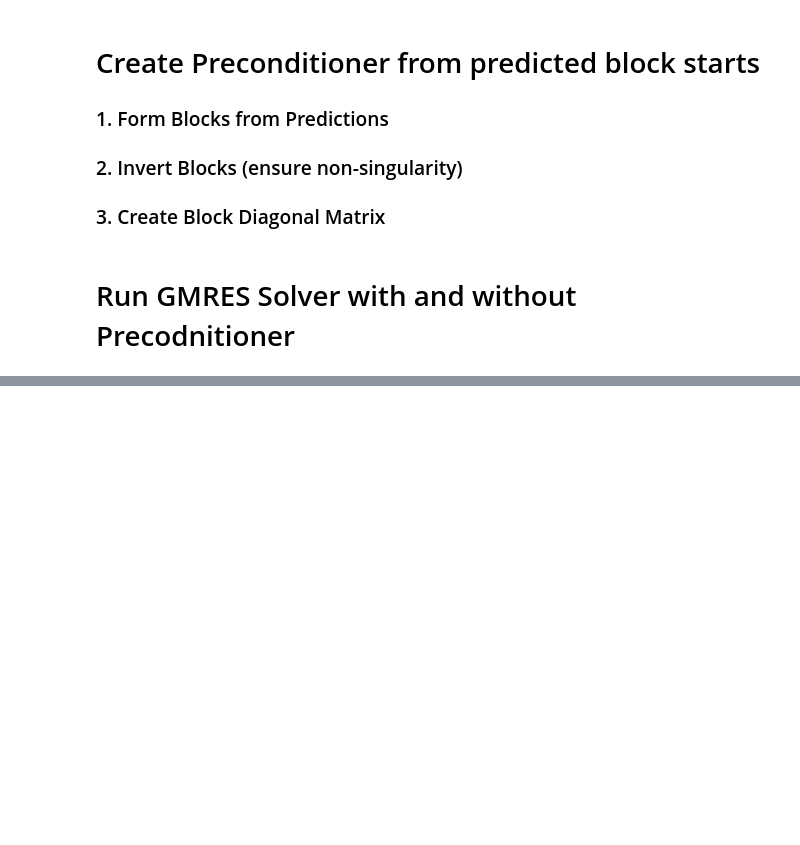
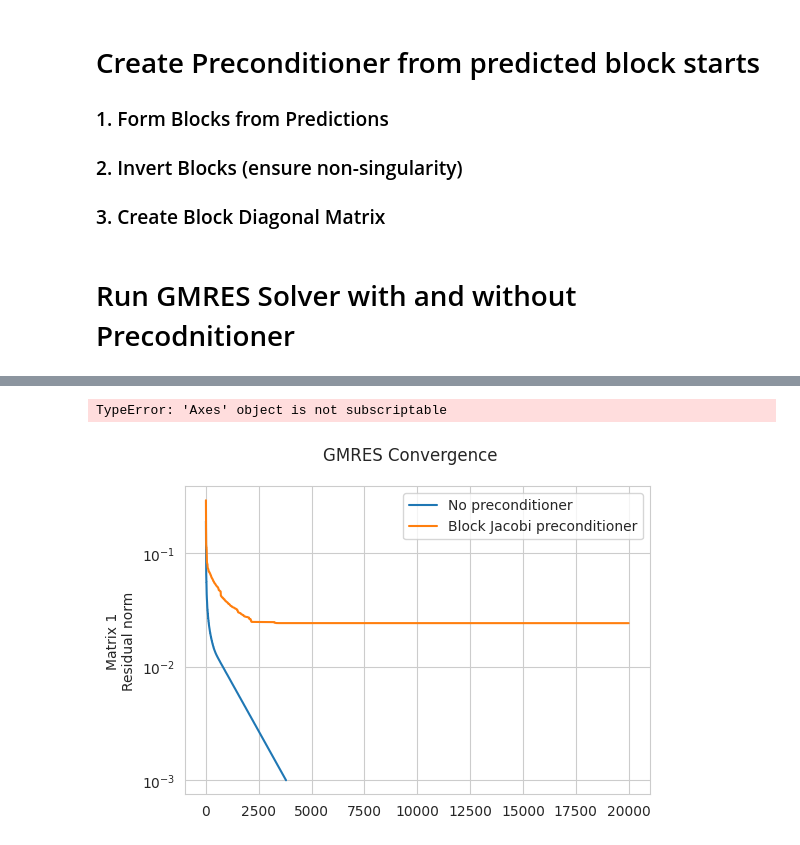
Before and after one commit to 24io/opencampus-ai-project, a Jupyter notebook: testrun.ipynb, the cells around one changed output, grey strips where cells are left out. Cells and saved outputs as stored; diff of their text form; code cells hidden in the pictures; blank space fills up the shorter version.

Commit message:
fix prec/gmres convergence in 1 iteration, normalise precs

```diff
--- a/testrun.ipynb
+++ b/testrun.ipynb
@@ -281,20 +360,30 @@ for i in range(min(5, test_matrices.shape[0])):
 #
 #     return A_mod
 # %%
-def block_jacobi_preconditioner_from_predictions(A, binary_predictions):
-    n, m, _ = A.shape
-    prec = np.zeros_like(A)
+def block_jacobi_preconditioner_from_predictions(input_matrix, prediction_indicator_array):
+    n, m, _ = input_matrix.shape
+    prec = np.zeros_like(input_matrix)
 
     for k in range(n):
-        block_starts = np.where(binary_predictions[k] == 1)[0]
+
+        # convert block start flags on array len=dim to list of indices of block starts
+        block_starts = np.where(prediction_indicator_array[k] == 1)[0]
+        # add dim to end of this array so that the last block ends at the end of the matrix
         block_starts = np.append(block_starts, m)
+        if k == 0:
+            print(f"block_starts: {prediction_indicator_array[k]} -> {block_starts}")
 
         for i in range(len(block_starts) - 1):
             start = block_starts[i]
             end = block_starts[i + 1]
             # prec[k, start:end, start:end] = A[k, start:end, start:end]
-            block = A[k, start:end, start:end]
+            block = input_matrix[k, start:end, start:end]
             prec[k, start:end, start:end] = scipy.linalg.inv(block)  # Invert each block
+
+        # min max normalisation
+        val_min, val_max = prec[k].min(), prec[k].max()
+        prec[k] = (prec[k] - val_min) / (val_max - val_min) * -1
+        prec[k][np.diag_indices(m)] = 1.0
 
     return prec
 
@@ -330,8 +419,9 @@ def solve_with_gmres_monitored(A: np.ndarray, b: np.ndarray, M: np.ndarray = Non
 # Run GMRES Solver with and without Precodnitioner
 # %%
 A = test_matrices
-precs = block_jacobi_preconditioner_from_predictions(A, binary_predictions)
+precs = block_jacobi_preconditioner_from_predictions(A, test_labels)
 b = np.ones((A.shape[0], A.shape[1]))
+
 # Solve without preconditioner
 x_no_prec, info_no_prec, iters_no_prec, residuals_no_prec = solve_with_gmres_monitored(A, b)
 
@@ -365,19 +473,22 @@ print(f"  With preconditioner: min={np.min(rel_residuals_prec):.2e}, max={np.max
 # %%
 # Plot convergence for a few matrices
-num_plots = min(2, A.shape[0])
+num_plots = min(1, A.shape[0])
 fig, axes = plt.subplots(num_plots, 1, figsize=(6, 4*num_plots), sharex=True)
 fig.suptitle('GMRES Convergence')
 
 for i in range(num_plots):
     ax = axes[i] if num_plots > 1 else axes
     ax.semilogy(residuals_no_prec[i], label='No preconditioner')
     ax.semilogy(residuals_prec[i], label='Block Jacobi preconditioner')
     ax.set_ylabel(f'Matrix {i+1}\nResidual norm')
     ax.legend()
 
 axes[-1].set_xlabel('Iteration')
 plt.tight_layout()
 plt.show()
+# %% [output]
+TypeError: 'Axes' object is not subscriptable
+[figure, added]
 # %%
 # Function to plot matrices
 def plot_matrices(matrices: List[np.ndarray], titles: List[str], colorbar: str = VALUE_COLORBAR) -> None:
```
Also changed, not shown: parts of 18 cells of this notebook.
